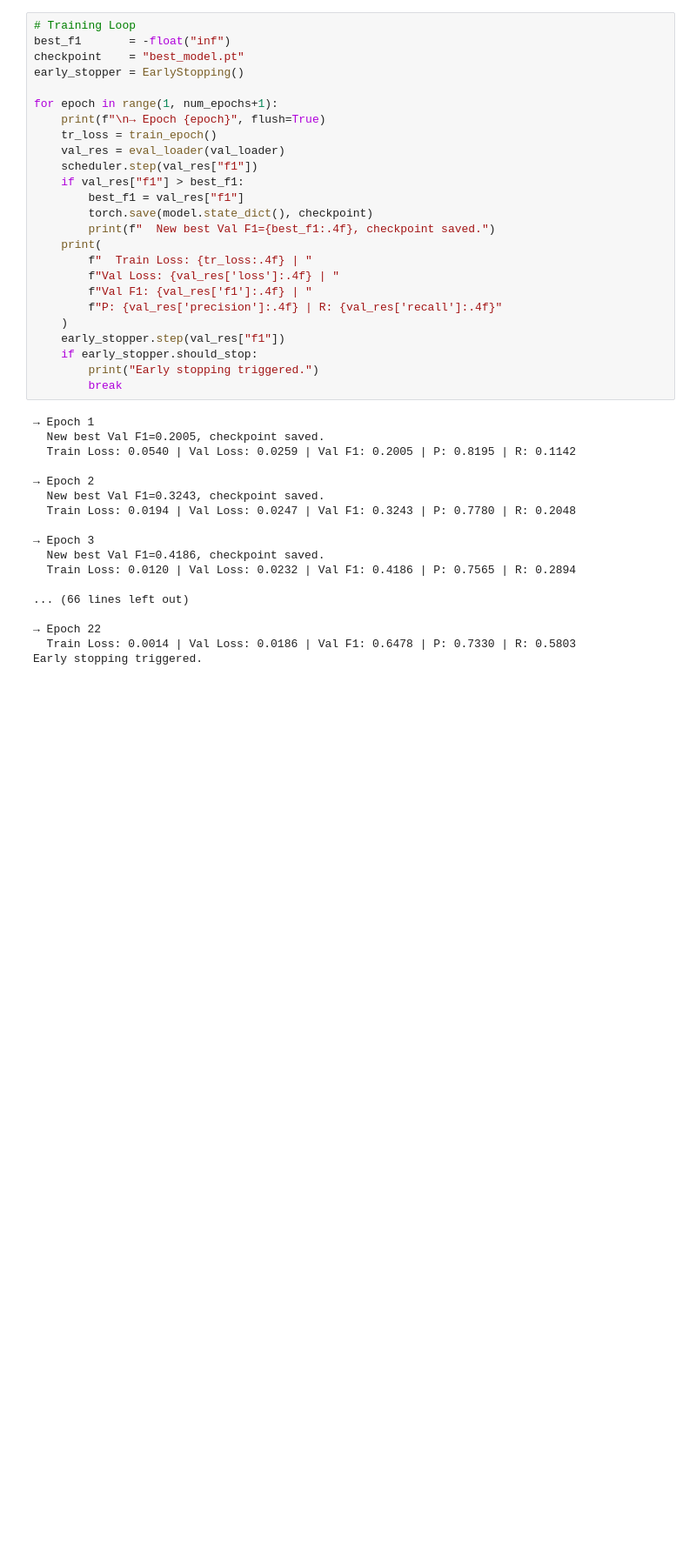
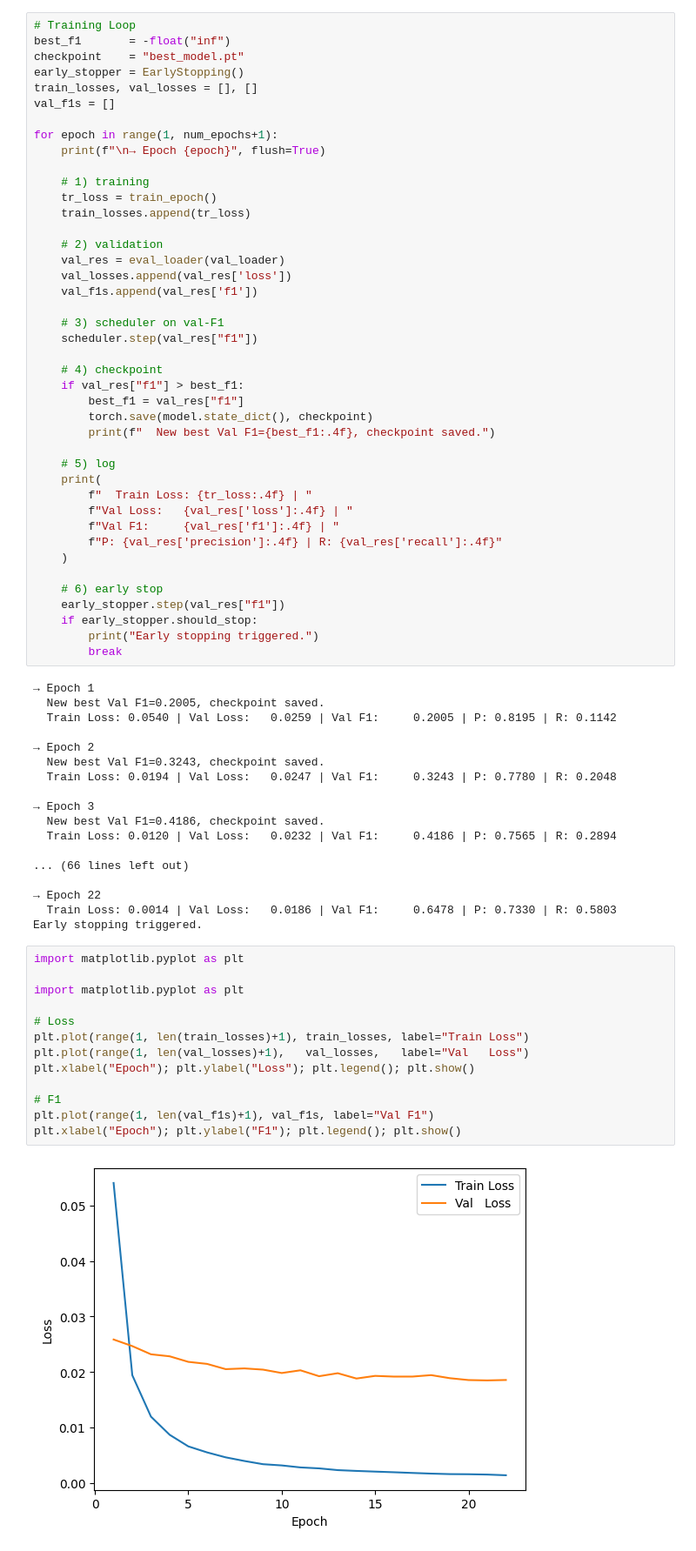
Before and after one commit to business-analytics-project-2025/tickets-project, a Jupyter notebook: Tags_model.ipynb, the cells around one changed output. Shown: that part at 87% size. Cells and saved outputs as stored; diff of their text form; blank space fills up the shorter version.

```diff
--- a/Tags_model.ipynb
+++ b/Tags_model.ipynb
@@ -296,22 +296,39 @@ def tune_thresholds(val_logits, val_true):
 best_f1       = -float("inf")
 checkpoint    = "best_model.pt"
 early_stopper = EarlyStopping()
+train_losses, val_losses = [], []
+val_f1s = []
 
 for epoch in range(1, num_epochs+1):
     print(f"\n→ Epoch {epoch}", flush=True)
+
+    # 1) training
     tr_loss = train_epoch()
+    train_losses.append(tr_loss)
+
+    # 2) validation
     val_res = eval_loader(val_loader)
+    val_losses.append(val_res['loss'])
+    val_f1s.append(val_res['f1'])
+
+    # 3) scheduler on val-F1
     scheduler.step(val_res["f1"])
+
+    # 4) checkpoint
     if val_res["f1"] > best_f1:
         best_f1 = val_res["f1"]
         torch.save(model.state_dict(), checkpoint)
         print(f"  New best Val F1={best_f1:.4f}, checkpoint saved.")
+
+    # 5) log
     print(
         f"  Train Loss: {tr_loss:.4f} | "
-        f"Val Loss: {val_res['loss']:.4f} | "
-        f"Val F1: {val_res['f1']:.4f} | "
+        f"Val Loss:   {val_res['loss']:.4f} | "
+        f"Val F1:     {val_res['f1']:.4f} | "
         f"P: {val_res['precision']:.4f} | R: {val_res['recall']:.4f}"
     )
+
+    # 6) early stop
     early_stopper.step(val_res["f1"])
     if early_stopper.should_stop:
         print("Early stopping triggered.")
@@ -336 +353,16 @@ for epoch in range(1, num_epochs+1):
 Early stopping triggered.
+# %%
+import matplotlib.pyplot as plt
+
+import matplotlib.pyplot as plt
+
+# Loss
+plt.plot(range(1, len(train_losses)+1), train_losses, label="Train Loss")
+plt.plot(range(1, len(val_losses)+1),   val_losses,   label="Val   Loss")
+plt.xlabel("Epoch"); plt.ylabel("Loss"); plt.legend(); plt.show()
+
+# F1
+plt.plot(range(1, len(val_f1s)+1), val_f1s, label="Val F1")
+plt.xlabel("Epoch"); plt.ylabel("F1"); plt.legend(); plt.show()
+# %% [output]
+[figure, added]
```
Also changed, not shown: parts of 1 cell of this notebook, 2 other files.
